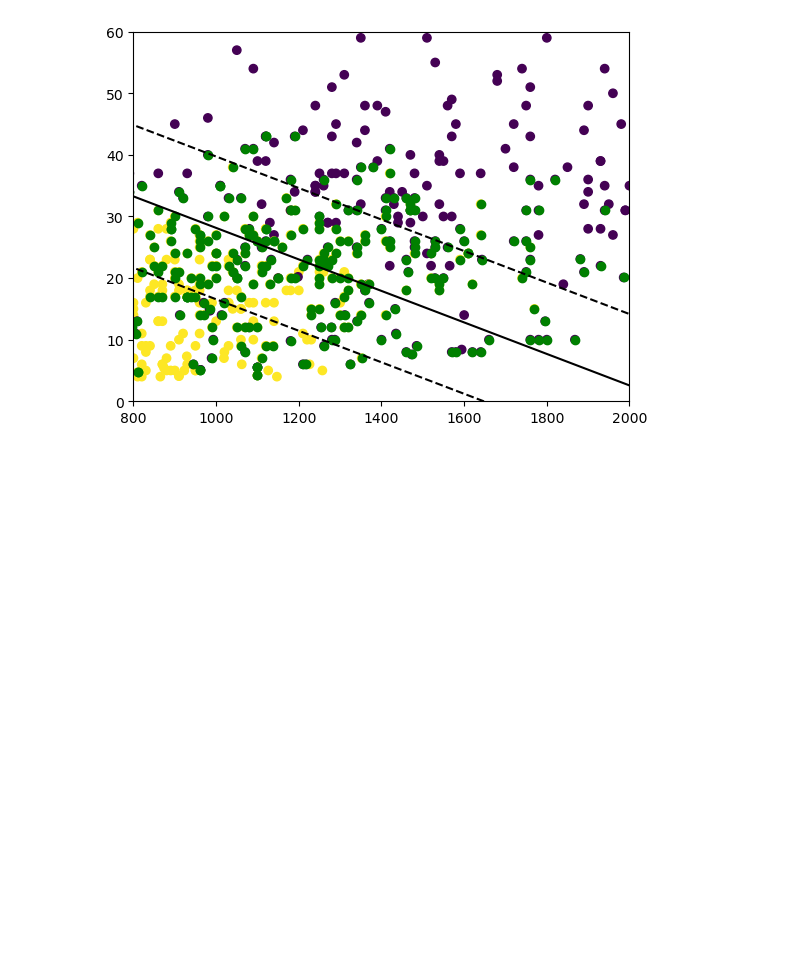
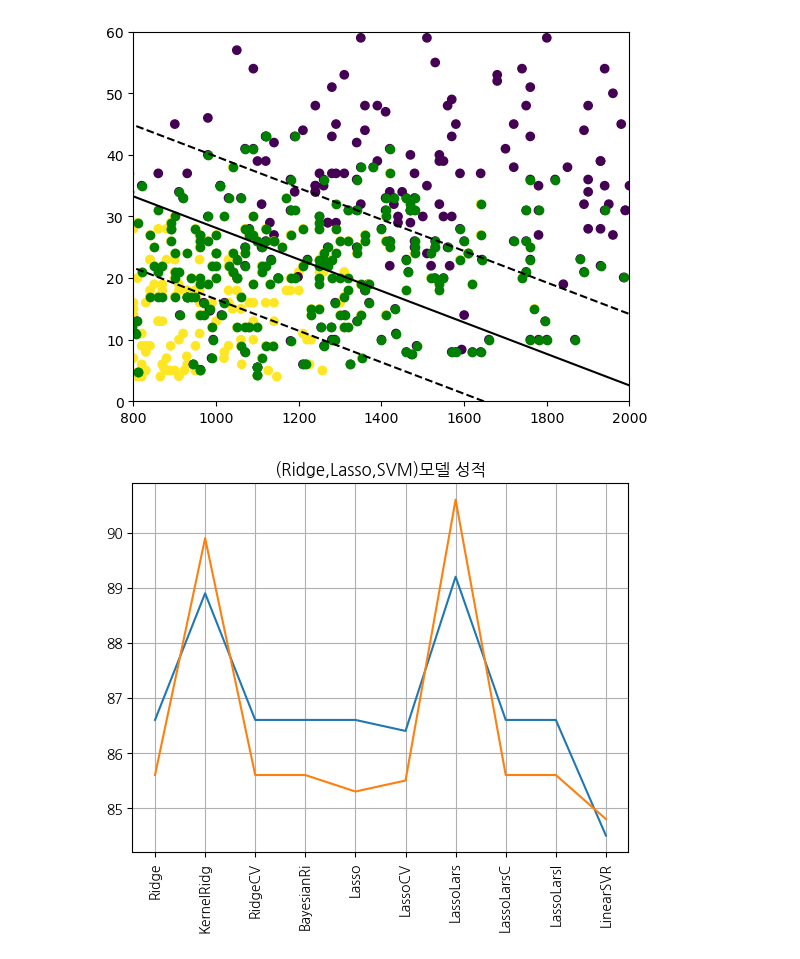
Before and after one commit to KDT05-ML-Machine-Learning/KDT-ML-Project, a Jupyter notebook: 명노아/06_SVM Visual.ipynb, the cells around one changed output. Drawn from its saved outputs; the diff is of its cells as text; code cells hidden in the pictures; blank space fills up the shorter version.

```diff
--- a/명노아/06_SVM Visual.ipynb
+++ b/명노아/06_SVM Visual.ipynb
@@ -71,3 +71,20 @@ plt.ylim(0, 60)
 plt.show()
 # %% [output]
 [figure]
+# %%
+import matplotlib.pyplot as plt
+import pandas as pd
+import numpy as np
+import koreanize_matplotlib
+
+x=[86.6, 88.9, 86.6, 86.6, 86.6, 86.4, 89.2, 86.6, 86.6, 84.5]
+x2=[85.6, 89.9, 85.6, 85.6, 85.3, 85.5, 90.6, 85.6, 85.6, 84.8]
+plt.plot(x, label="train score")
+plt.plot(x2, label="test score")
+plt.title("(Ridge,Lasso,SVM)모델 성적")
+imported_modules = ['Ridge', 'KernelRidg', 'RidgeCV', 'BayesianRi', 'Lasso', 'LassoCV', 'LassoLars', 'LassoLarsC', 'LassoLarsI', 'LinearSVR']
+plt.xticks(range(10),imported_modules, rotation=90)
+plt.grid(True)
+plt.show()
+# %% [output]
+[figure, added]
```
Also changed, not shown: parts of 2 cells of this notebook, 6 other files.
